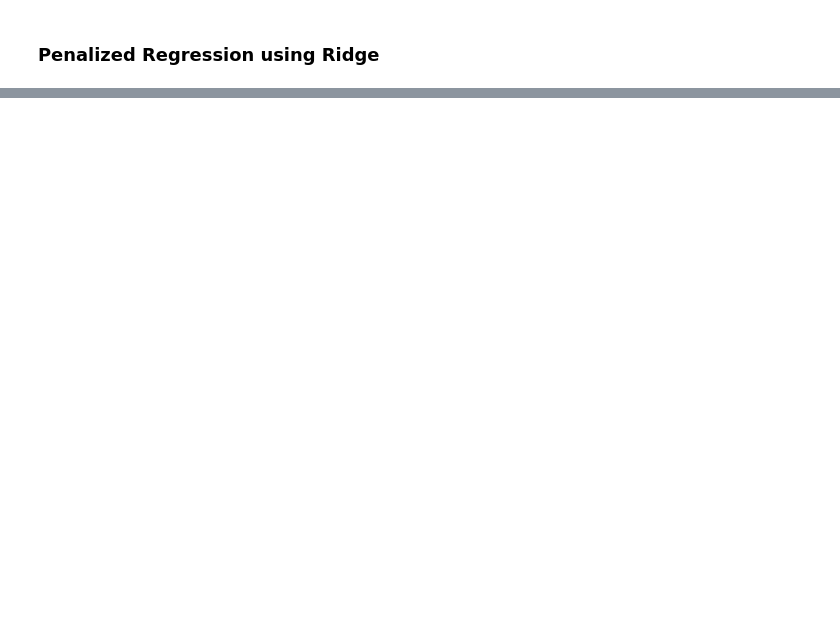
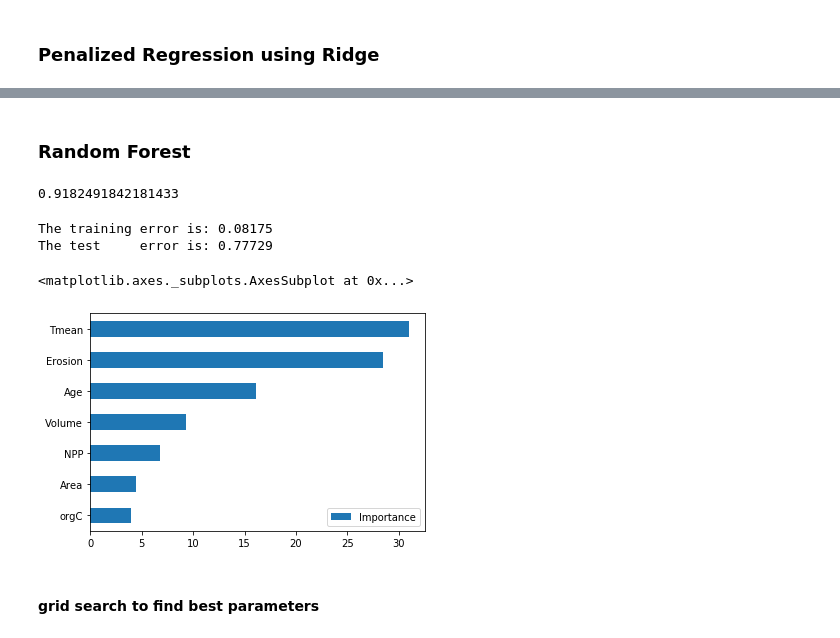
Before and after one commit to kkrlee/hydropower, a Jupyter notebook: yaniv/carbon_emissions_ml_draft.ipynb, the cells around one changed output, grey strips where cells are left out. Drawn from its saved outputs; the diff is of its cells as text; code cells hidden in the pictures; blank space fills up the shorter version.

Commit message:
randomForest

```diff
--- a/yaniv/carbon_emissions_ml.ipynb
+++ b/yaniv/carbon_emissions_ml_draft.ipynb
@@ -520,7 +556,7 @@ np.mean(l)
 from sklearn.linear_model import Ridge
 
 ridge = Ridge()
-ridge.set_params(alpha=1, normalize=False)
+ridge.set_params(alpha=.01, normalize=False)
 ridge.fit(x_train,y_train)
 print('The intercept is %.4f' %(ridge.intercept_))
 ridgeCoef = pd.Series(ridge.coef_, index=x_train.columns)
@@ -541,0 +577,11 @@ dtype: float64
+# %%
+ridge_coefs = []
+ridge_intercepts = []
+R2  = []
+alphaRange = np.linspace(1e-10,10,25)
+for alpha in alphaRange:
+    ridge.set_params(alpha=alpha, normalize = False)
+    ridge.fit(x_train, y_train)
+    ridge_intercepts.append(ridge.intercept_)
+    ridge_coefs.append(ridge.coef_)
+    R2.append(ridge.score(x_train, y_train))
@@ -541,0 +613,26 @@ dtype: float64
+# %% [markdown]
+### Random Forest
+# %%
+from sklearn import ensemble
+
+randomForest = ensemble.RandomForestRegressor()
+randomForest.set_params(random_state=42, n_estimators=100, max_features=5)
+randomForest.fit(x_train, y_train)
+randomForest.score(x_train, y_train)
+# %% [output]
+0.9182491842181433
+# %%
+print("The training error is: %.5f" % (1 - randomForest.score(x_train, y_train)))
+print("The test     error is: %.5f" % (1 - randomForest.score(x_test, y_test)))
+# %% [output]
+The training error is: 0.08175
+The test     error is: 0.77729
+# %%
+pd.DataFrame(index=x_train.columns, data=randomForest.feature_importances_*100, columns=['Importance']).sort_values(by='Importance', ascending=True).plot(kind='barh')
+
+list(zip(x_train.columns, randomForest.feature_importances_*100))
+# %% [output]
+<matplotlib.axes._subplots.AxesSubplot at 0x...>
+[figure, added]
+# %% [markdown]
+#### grid search to find best parameters
```
Also changed, not shown: parts of 17 cells of this notebook, 8 other files.
